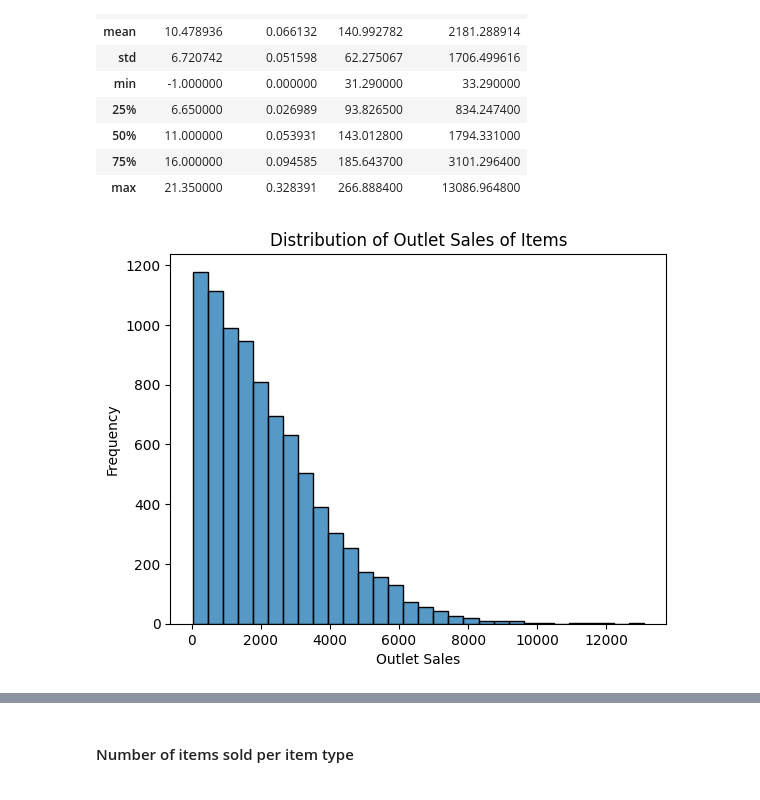
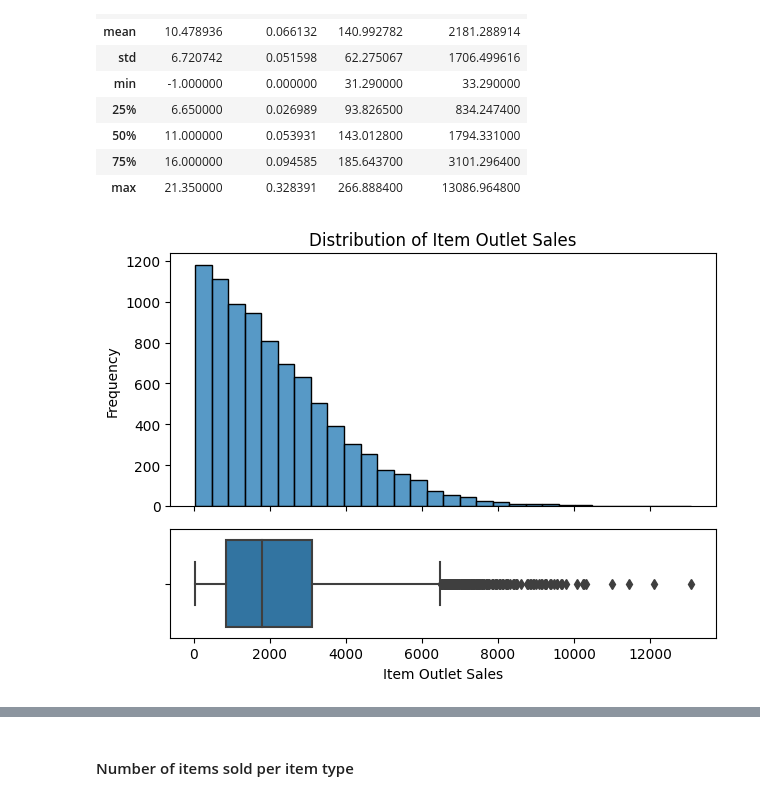
Before and after one commit to itan-s/Prediction-of-Product-Sales, a Jupyter notebook: Prediction-of-Product-Sales.ipynb, the cells around one changed output, grey strips where cells are left out. Drawn from its saved outputs; the diff is of its cells as text; code cells hidden in the pictures.

```diff
--- a/Prediction-of-Product-Sales.ipynb
+++ b/Prediction-of-Product-Sales.ipynb
@@ -360,10 +362,15 @@ df.describe()
 | 75% | 16.000000 | 0.094585 | 185.643700 | 3101.296400 |
 | max | 21.350000 | 0.328391 | 266.888400 | 13086.964800 |
 # %%
-# Create a histogram of Item_Outlet_Sales
-ax2 = sns.histplot(data = df, x = 'Item_Outlet_Sales', bins = 30);
-ax2.set(title = 'Distribution of Outlet Sales of Items', ylabel = 'Frequency', xlabel = 'Outlet Sales');
+# Create a histogram and boxplot of Item_Outlet_Sales
+gridspec = {"height_ratios":[0.7,0.3]}
+fig, axes2 = plt.subplots(nrows = 2, gridspec_kw = gridspec, sharex = True)
+sns.histplot(data = df, x = 'Item_Outlet_Sales', bins = 30, ax = axes2[0]);
+sns.boxplot(data = df, x = 'Item_Outlet_Sales', ax = axes2[1])
+axes2[0].set(title = 'Distribution of Item Outlet Sales', ylabel = 'Frequency');
+axes2[1].set(xlabel = 'Item Outlet Sales');
+fig.tight_layout()
 # %% [output]
-[figure, old version]
+[figure, new version]
 # %%
 # Create a boxplot of the values of Item_Outlet_Sales per outlet type
```
Also changed, not shown: parts of 96 cells of this notebook.
